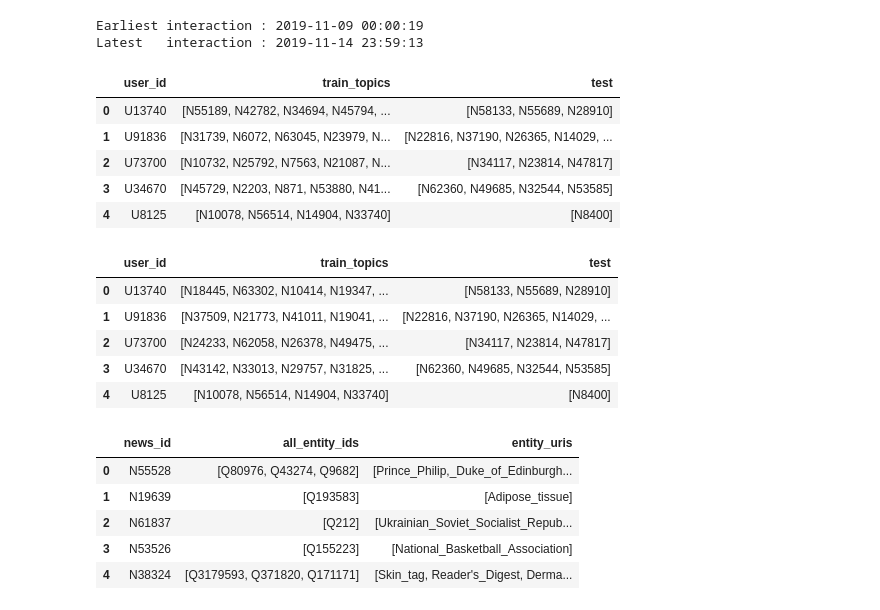
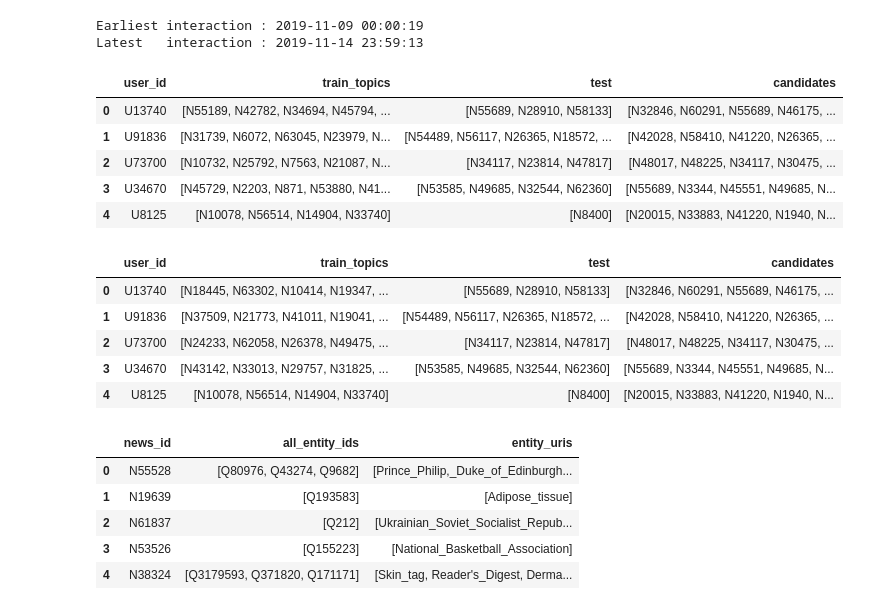
Before and after one commit to rayyyd/news_reccomender, a Jupyter notebook: ray/recommender.ipynb, the cells around one changed output. Drawn from its saved outputs; the diff is of its cells as text; code cells hidden in the pictures.

```diff
--- a/ray/recommender.ipynb
+++ b/ray/recommender.ipynb
@@ -711,46 +711,53 @@ print(f"Latest   interaction : {latest:%Y-%m-%d %H:%M:%S}")
 Earliest interaction : 2019-11-09 00:00:19
 Latest   interaction : 2019-11-14 23:59:13
 # %%
+## modified cell
 def _collect_user(group):
     """for each user, history = train, impressions = test"""
     train_list = []
+    candidate_set = set()
     test_set  = set()
 
     # Iterate over that user's sessions
     for hist, imps in zip(group['history'], group['impressions']):
         if len(train_list) == 0:
             train_list= hist.split()
 
         # Add only clicks
         for token in imps.split():
             if token.endswith("-1"):            # click  keep
                 news_id = token.split("-")[0]   # strip the -1 label
                 test_set.add(news_id)
+                candidate_set.add(news_id)
+            elif token.endswith("-0"):          # impression  skip
+                news_id = token.split("-")[0]
+                candidate_set.add(news_id)
 
     return pd.Series({
         "train_topics": train_list,
-        "test" : list(test_set)
+        "test" : list(test_set),
+        "candidates": list(candidate_set)
     })
 
 #create the per‑user dataframe
 MIND_behaviour_df['history']     = MIND_behaviour_df['history'].fillna('')
 MIND_behaviour_df['impressions'] = MIND_behaviour_df['impressions'].fillna('')
 MIND_user_df = (
     MIND_behaviour_df.groupby('user_id', sort=False)
       .apply(_collect_user)
       .reset_index()
 )
 MIND_user_df_orig = MIND_user_df.copy()
 MIND_user_df_orig.head()
 
 # MIND_user_df_orig = MIND_user_df.copy()  # keep the original for later
 # %% [output]
-|  | user_id | train_topics | test |
-| 0 | U13740 | [N55189, N42782, N34694, N45794, ... | [N58133, N55689, N28910] |
-| 1 | U91836 | [N31739, N6072, N63045, N23979, N... | [N22816, N37190, N26365, N14029, ... |
-| 2 | U73700 | [N10732, N25792, N7563, N21087, N... | [N34117, N23814, N47817] |
-| 3 | U34670 | [N45729, N2203, N871, N53880, N41... | [N62360, N49685, N32544, N53585] |
-| 4 | U8125 | [N10078, N56514, N14904, N33740] | [N8400] |
+|  | user_id | train_topics | test | candidates |
+| 0 | U13740 | [N55189, N42782, N34694, N45794, ... | [N55689, N28910, N58133] | [N32846, N60291, N55689, N46175, ... |
+| 1 | U91836 | [N31739, N6072, N63045, N23979, N... | [N54489, N56117, N26365, N18572, ... | [N42028, N58410, N41220, N26365, ... |
+| 2 | U73700 | [N10732, N25792, N7563, N21087, N... | [N34117, N23814, N47817] | [N48017, N48225, N34117, N30475, ... |
+| 3 | U34670 | [N45729, N2203, N871, N53880, N41... | [N53585, N49685, N32544, N62360] | [N55689, N3344, N45551, N49685, N... |
+| 4 | U8125 | [N10078, N56514, N14904, N33740] | [N8400] | [N20015, N33883, N41220, N1940, N... |
 # %%
 def move_until_keep_n(df, N, train_col='train_topics', test_col='test', in_place=False):
     d = df.copy(deep=True)  # always work on a copy so the original is unchanged
@@ -775,12 +782,12 @@ MIND_user_df_7 = move_until_keep_n(MIND_user_df_orig, 7, train_col='train_topics
 MIND_user_df_orig_copy = MIND_user_df_orig.copy()
 MIND_user_df_5.head()  #expect 5 train 5 test
 # %% [output]
-|  | user_id | train_topics | test |
-| 0 | U13740 | [N18445, N63302, N10414, N19347, ... | [N58133, N55689, N28910] |
-| 1 | U91836 | [N37509, N21773, N41011, N19041, ... | [N22816, N37190, N26365, N14029, ... |
-| 2 | U73700 | [N24233, N62058, N26378, N49475, ... | [N34117, N23814, N47817] |
-| 3 | U34670 | [N43142, N33013, N29757, N31825, ... | [N62360, N49685, N32544, N53585] |
-| 4 | U8125 | [N10078, N56514, N14904, N33740] | [N8400] |
+|  | user_id | train_topics | test | candidates |
+| 0 | U13740 | [N18445, N63302, N10414, N19347, ... | [N55689, N28910, N58133] | [N32846, N60291, N55689, N46175, ... |
+| 1 | U91836 | [N37509, N21773, N41011, N19041, ... | [N54489, N56117, N26365, N18572, ... | [N42028, N58410, N41220, N26365, ... |
+| 2 | U73700 | [N24233, N62058, N26378, N49475, ... | [N34117, N23814, N47817] | [N48017, N48225, N34117, N30475, ... |
+| 3 | U34670 | [N43142, N33013, N29757, N31825, ... | [N53585, N49685, N32544, N62360] | [N55689, N3344, N45551, N49685, N... |
+| 4 | U8125 | [N10078, N56514, N14904, N33740] | [N8400] | [N20015, N33883, N41220, N1940, N... |
 # %%
 # import ast
 MIND_news_df = pd.read_csv("./data_cache/MIND_news_df.csv", encoding='utf-8')
```
Also changed, not shown: parts of 9 cells of this notebook, 8 other files.
